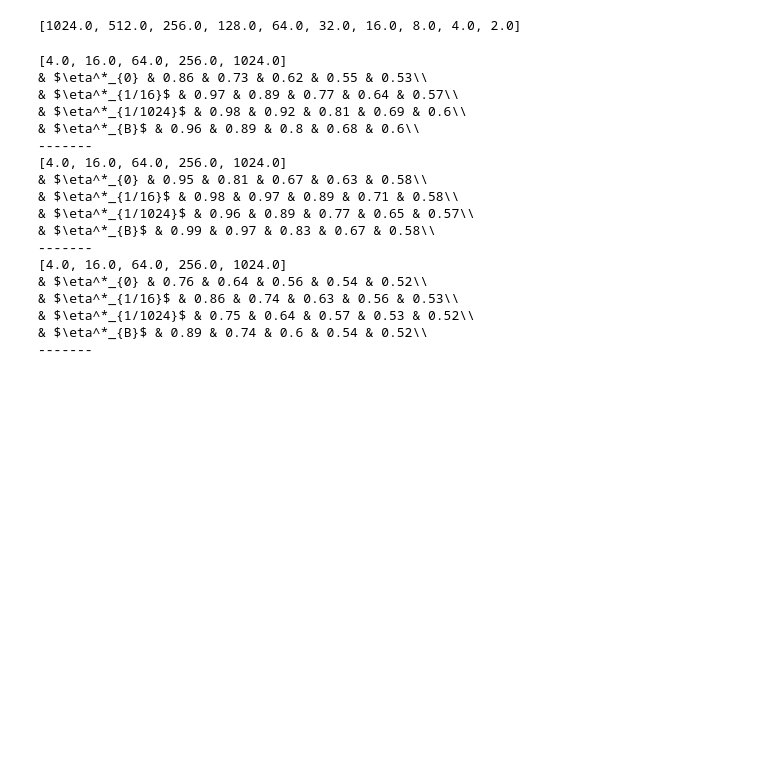
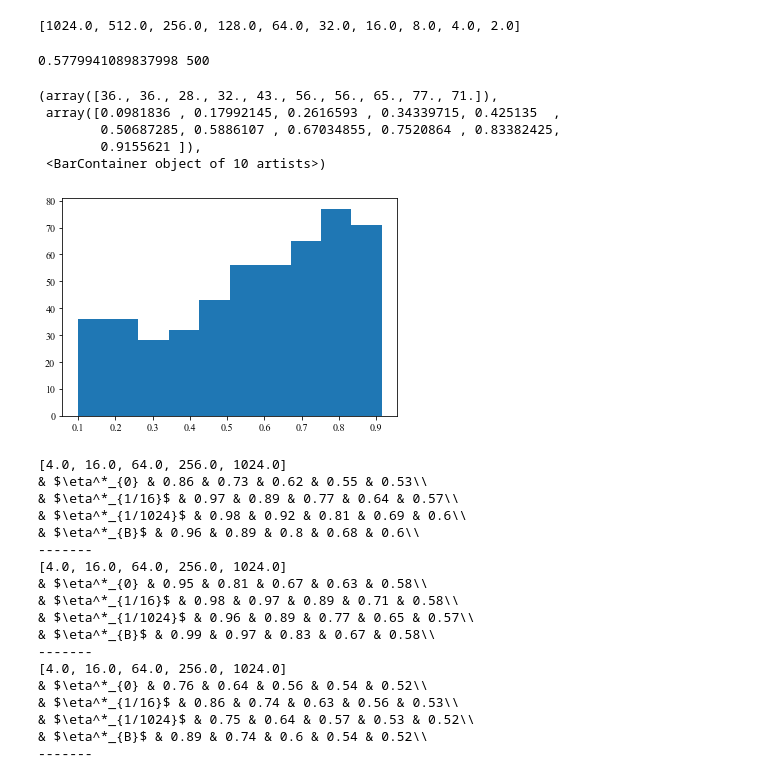
Before and after one commit to mayuri95/designing_for_privacy, a Jupyter notebook: pac_private_gd/gd_accs.ipynb, the cells around one changed output. Cells and saved outputs as stored; diff of their text form; code cells hidden in the pictures; blank space fills up the shorter version.

```diff
--- a/pac_private_gd/gd_accs.ipynb
+++ b/pac_private_gd/gd_accs.ipynb
@@ -47,6 +47,19 @@ def accs_baseline(dataset, e0, budgets, baselines):
             accs[(int(budgets[ind]), int(baselines[b_ind]))] = l1
 
     return accs
+# %%
+accs = get_all_accs('mnist_7_vs_9', 'exact', [1024])
+ind = 1
+print(np.average(accs[1024][ind]), len(accs[1024][ind]))
+plt.hist(accs[1024][ind])
+# %% [output]
+0.5779941089837998 500
+(array([36., 36., 28., 32., 43., 56., 56., 65., 77., 71.]),
+ array([0.0981836 , 0.17992145, 0.2616593 , 0.34339715, 0.425135  ,
+        0.50687285, 0.5886107 , 0.67034855, 0.7520864 , 0.83382425,
+        0.9155621 ]),
+ <BarContainer object of 10 artists>)
+[figure, added]
 # %%
 names = ['Credit', 'MNIST Binary (0 vs. 7)', 'MNIST Binary (7 vs. 9)']
 for data_ind, data in enumerate(['credit', 'mnist_0_vs_7', 'mnist_7_vs_9']):
```
Also changed, not shown: parts of 1 cell of this notebook, 4 other files.
